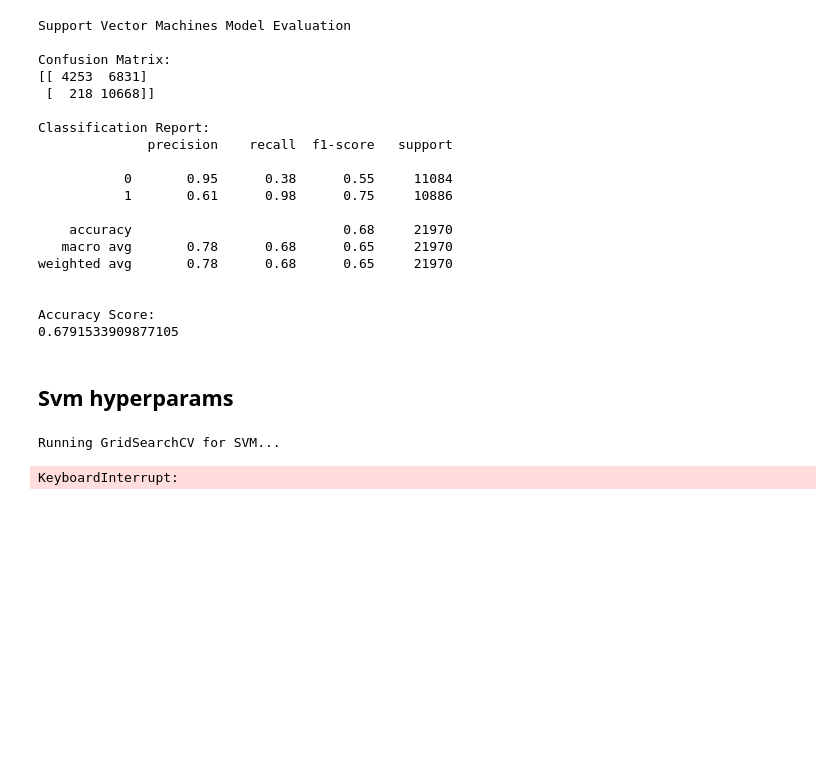
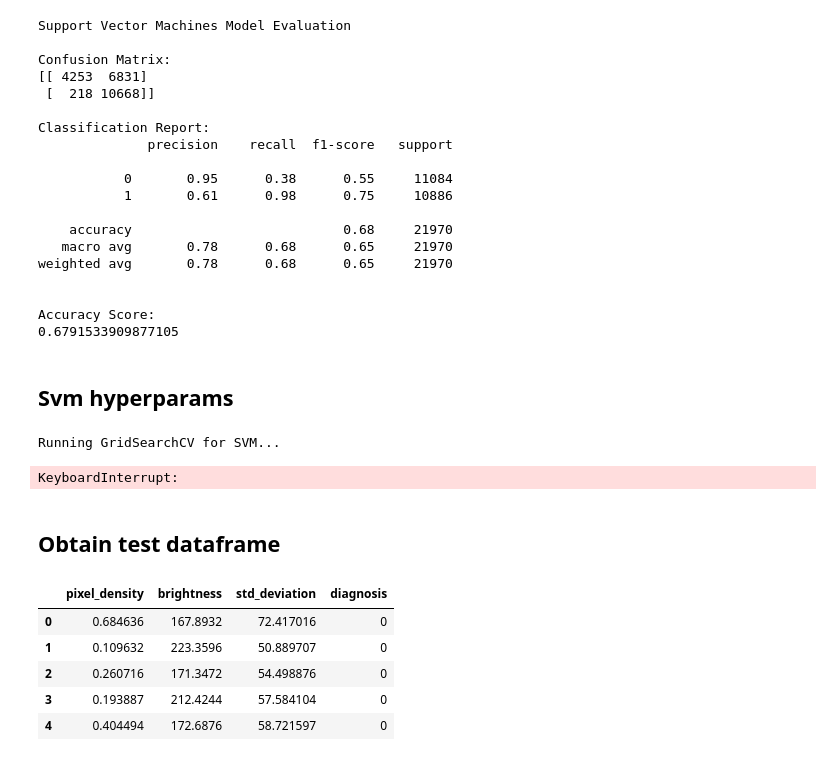
Before and after one commit to JuanFernandoMartinez/data-portfolio, a Jupyter notebook: modelConstruction.ipynb, the cells around one changed output. Drawn from its saved outputs; the diff is of its cells as text; code cells hidden in the pictures; blank space fills up the shorter version.

Commit message:
Test images features extracted and converted into an unified dataframe

```diff
--- a/modelConstruction.ipynb
+++ b/modelConstruction.ipynb
@@ -537,3 +537,20 @@ print(accuracy_score(y_test, y_pred_svm))
 # %% [output]
 Running GridSearchCV for SVM...
 KeyboardInterrupt:
+# %% [markdown]
+## Obtain test dataframe
+# %%
+# Define directories
+output_dir_test = "featuresTestFromTest"
+# %%
+# Load the final combined dataframe
+final_df_test = pd.read_csv(os.path.join(output_dir_test, "combined_features_test.csv"))
+# %%
+final_df_test.head(5)
+# %% [output]
+|  | pixel_density | brightness | std_deviation | diagnosis |
+| 0 | 0.684636 | 167.8932 | 72.417016 | 0 |
+| 1 | 0.109632 | 223.3596 | 50.889707 | 0 |
+| 2 | 0.260716 | 171.3472 | 54.498876 | 0 |
+| 3 | 0.193887 | 212.4244 | 57.584104 | 0 |
+| 4 | 0.404494 | 172.6876 | 58.721597 | 0 |
```
Also changed, not shown: 12 other files.
